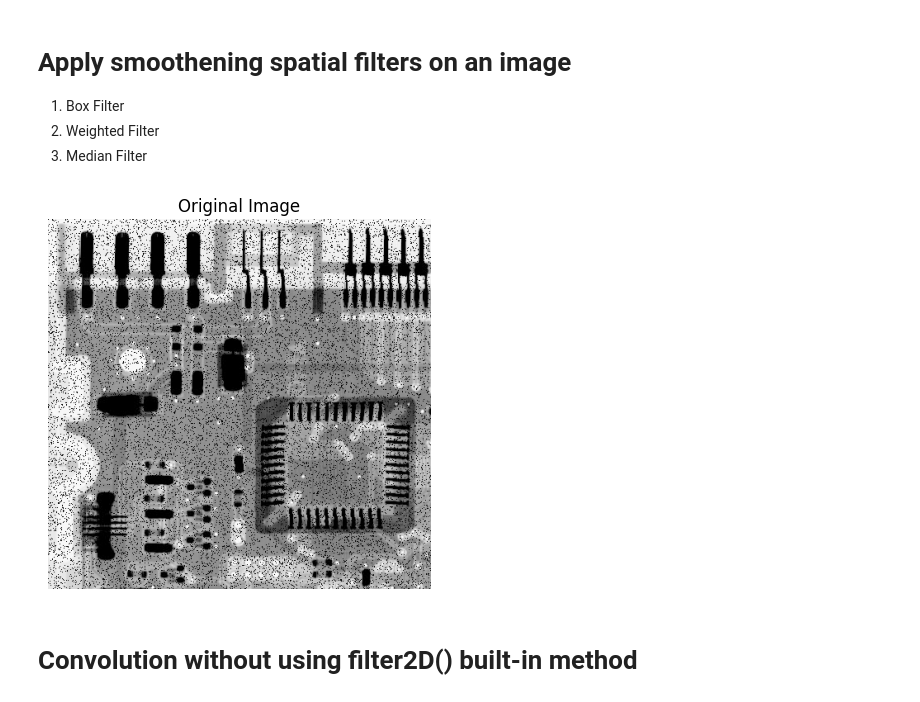
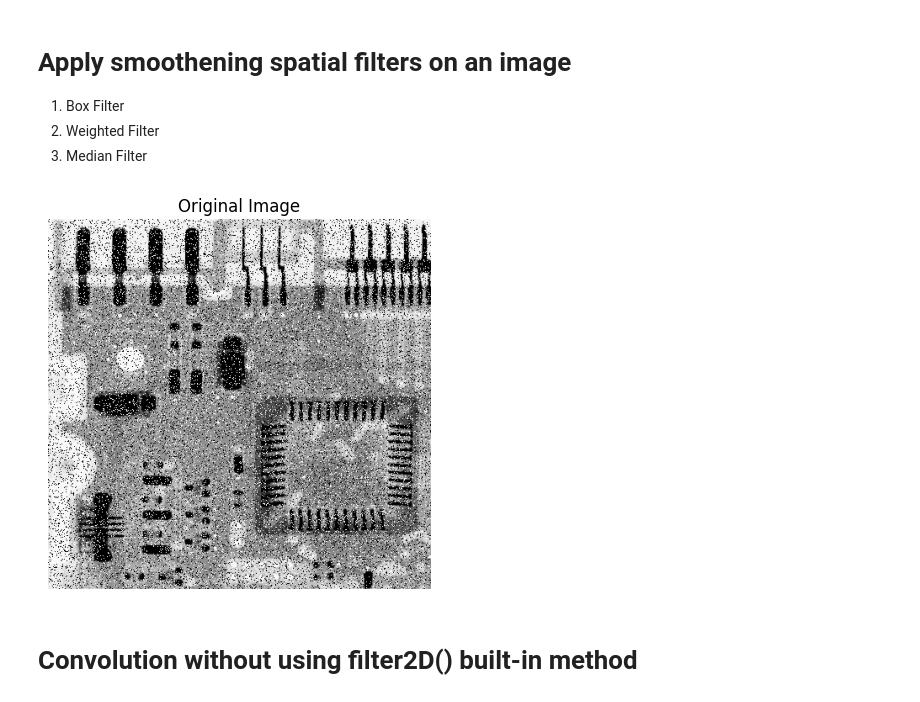
Before and after one commit to aayushthorat27/DIP_Codes, a Jupyter notebook: Exp5.ipynb, the cells around one changed output. Saved outputs shown, nothing was run; the diff lists cells and outputs as text; code cells hidden in the pictures.

```diff
--- a/Exp5.ipynb
+++ b/Exp5.ipynb
@@ -9,13 +9,13 @@ import numpy as np
 import matplotlib.pyplot as plt
 %matplotlib inline
 # %%
-img = cv2.imread("DIP3E_CH05_Original_Images/Fig0508(a)(circuit-board-pepper-prob-pt1).tif",cv2.IMREAD_GRAYSCALE)
+img = cv2.imread("Images\Fig0335(a)(ckt_board_saltpep_prob_pt05).tif",cv2.IMREAD_GRAYSCALE)
 plt.title("Original Image")
 plt.axis("off")
 plt.imshow(img,cmap = 'gray')
 plt.show()
 # %% [output]
-[figure, old version]
+[figure, new version]
 # %% [markdown]
 # Convolution without using filter2D() built-in method
 # %%
```
Also changed, not shown: 4 other files.
